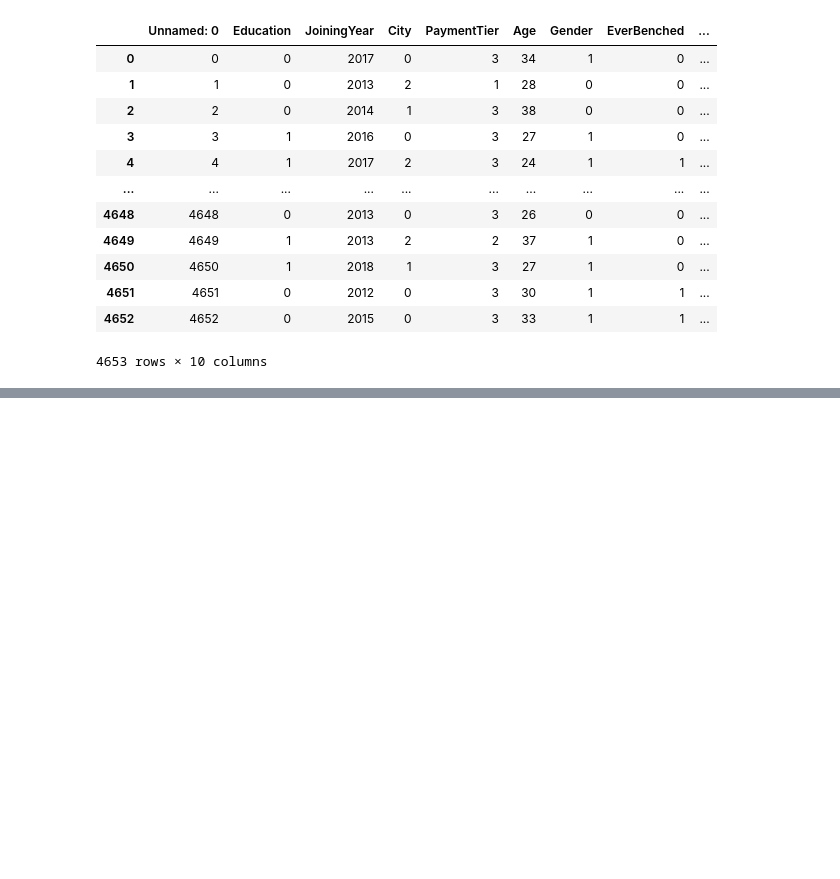
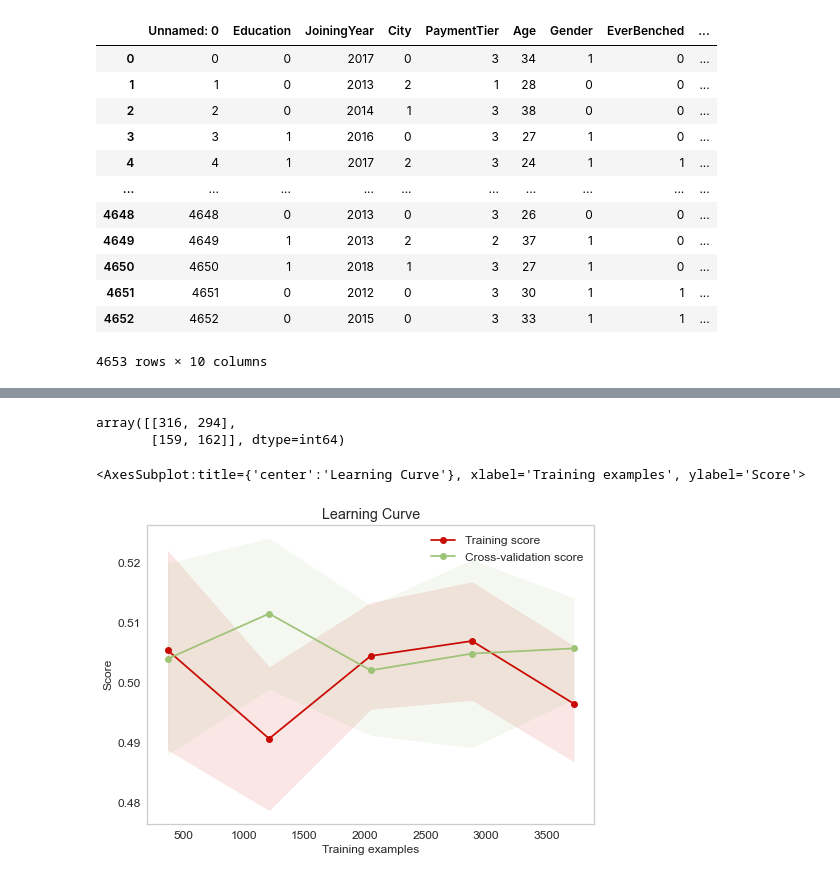
Before and after one commit to EdenLecarpentier/employes_are_leaving, a Jupyter notebook: MODEL_notebook.ipynb, the cells around one changed output, grey strips where cells are left out. Cells and saved outputs as stored; diff of their text form; code cells hidden in the pictures; blank space fills up the shorter version.

```diff
--- a/MODEL_notebook.ipynb
+++ b/MODEL_notebook.ipynb
@@ -62,0 +156,10 @@ accuracy test : 0.714
+# %%
+confusion_matrix(y_test, y_pred_DCS)
+# %% [output]
+array([[316, 294],
+       [159, 162]], dtype=int64)
+# %%
+plot_learning_curve(pipeline_DCS, X, y)
+# %% [output]
+<AxesSubplot:title={'center':'Learning Curve'}, xlabel='Training examples', ylabel='Score'>
+[figure, added]
```
Also changed, not shown: parts of 79 cells of this notebook, 3 other files.
